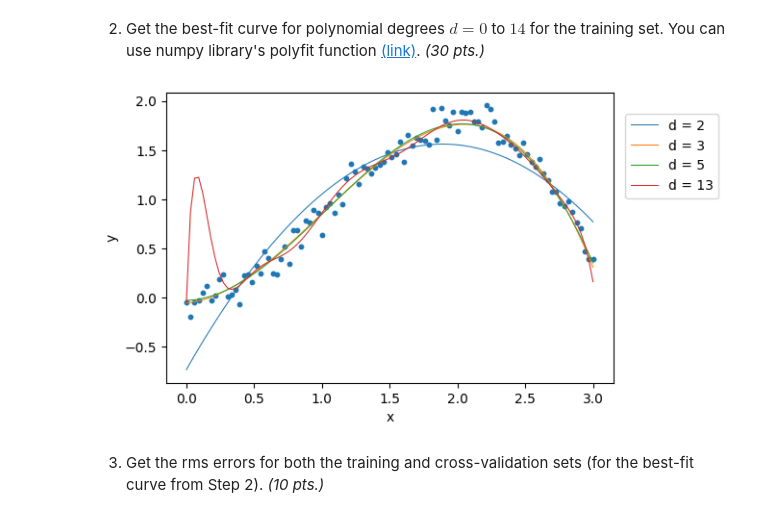
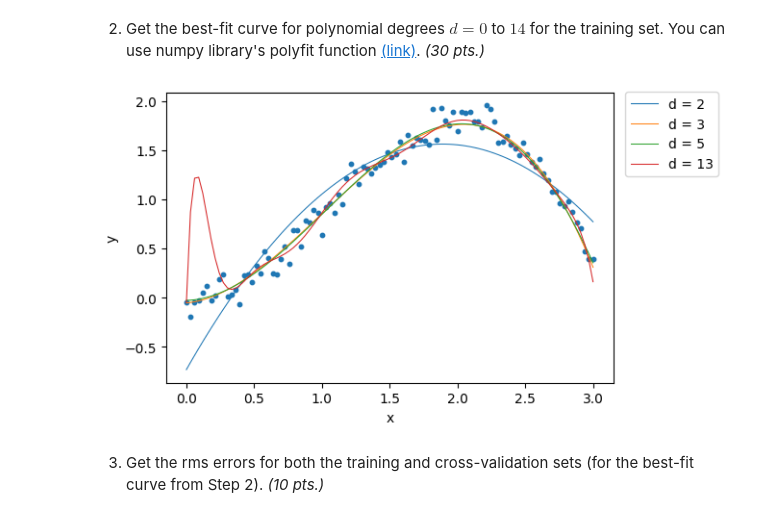
Before and after one commit to xxtofff/App_Physics_157, a Jupyter notebook: Lab Assignments/notebooks/A1 - Regression.ipynb, the cells around one changed output. Drawn from its saved outputs; the diff is of its cells as text; code cells hidden in the pictures.

```diff
--- a/Lab Assignments/notebooks/A1 - Regression.ipynb
+++ b/Lab Assignments/notebooks/A1 - Regression.ipynb
@@ -86,16 +86,16 @@ x_test, x_cv, y_test, y_cv = train_test_split(x_split, y_split, test_size = 0.5,
 # %%
 for n in [2,3,5,13]: #to iterate for polynomial degrees 2, 3, 5, and 13, just for illustration
     fit = np.polyfit(x_train, y_train, deg = n) #fit an n-degree polynomial with the training set and get the coefficients array in decreasing order
     x_train_fit = np.poly1d(fit) #transform the 'fit' array into a polynomial
     plt.plot(x_points, x_train_fit(x_points), label = 'd = '+str(n)) #plot the curve by inputting x_points into the x_train_fit polynomial.
 
 plt.xlabel('x')
 plt.ylabel('y')
 plt.scatter(x_points, y_points, s=10) #impose the scatter plot for reference
-plt.legend(bbox_to_anchor=(1.25, 0.95), ncol=1)
+plt.legend(bbox_to_anchor=(1.25, 1.025), ncol=1)
 plt.show()
 # %% [output]
-[figure, old version]
+[figure, new version]
 # %% [markdown]
 3. Get the rms errors for both the training and cross-validation sets (for the best-fit curve from Step 2). *(10 pts.)*
 # %% [markdown]
```
Also changed, not shown: parts of 3 cells of this notebook, 2 other files.
